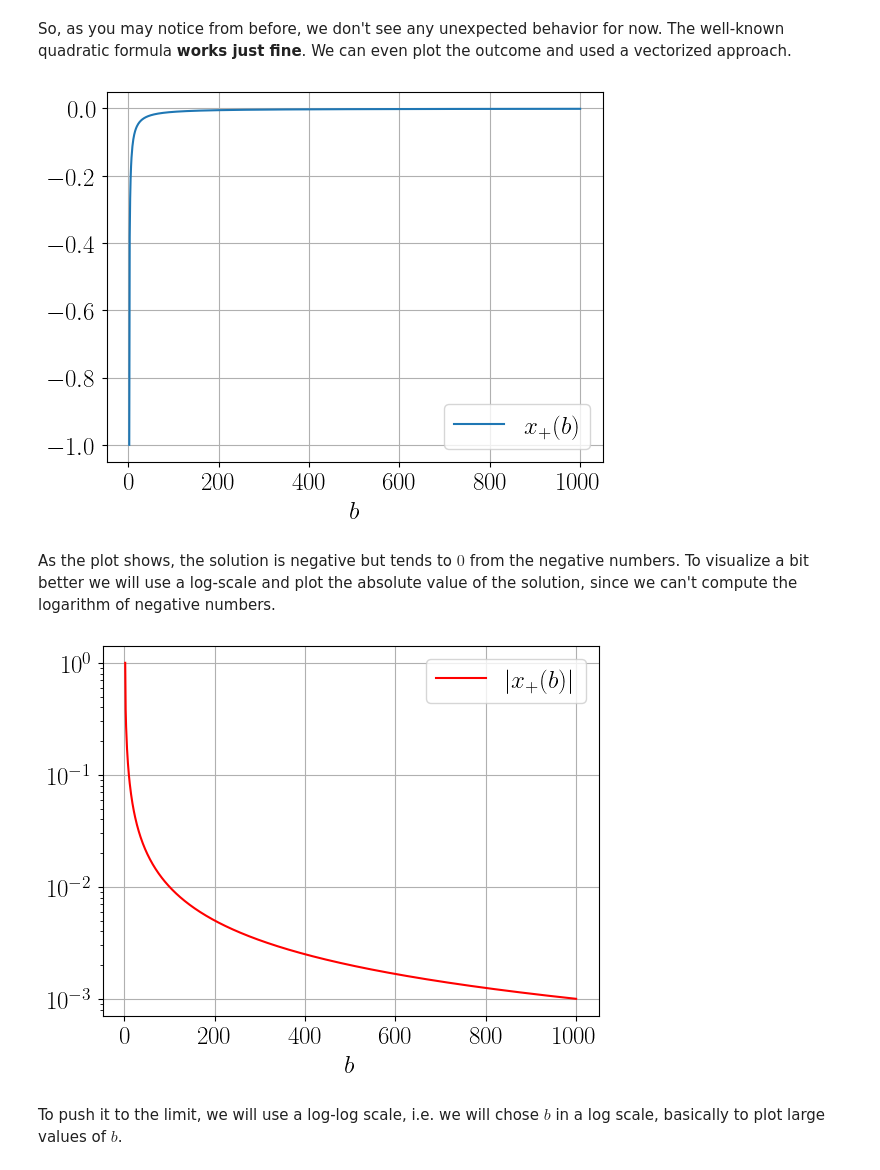
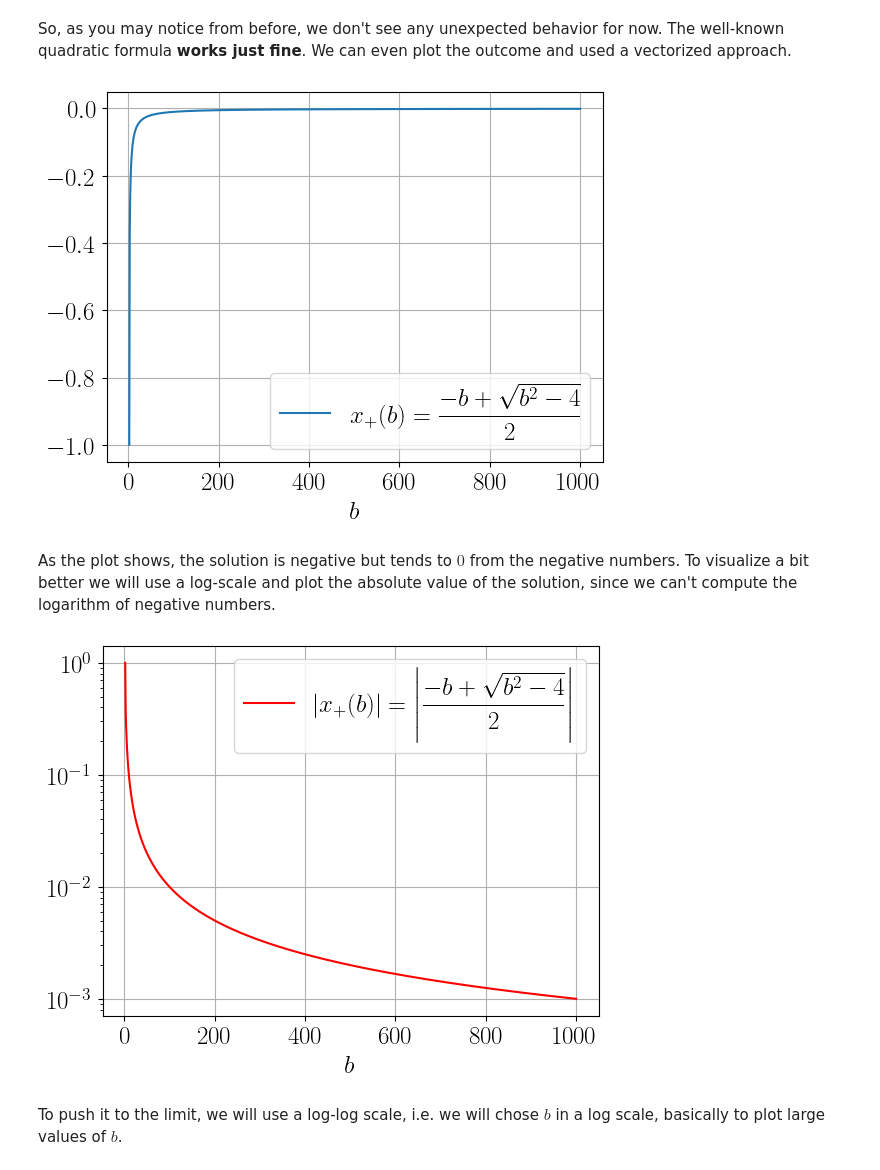
Before and after one commit to tclaudioe/Scientific-Computing-V3, a Jupyter notebook: Bonus - current/Bonus - 02 - Quadratic formula.ipynb, the cells around one changed output. Cells and saved outputs as stored; diff of their text form; code cells hidden in the pictures.

```diff
--- a/Bonus - current/Bonus - 02 - Quadratic formula.ipynb
+++ b/Bonus - current/Bonus - 02 - Quadratic formula.ipynb
@@ -153,26 +223,26 @@ We can even plot the outcome and used a vectorized approach.
 # %%
 b = np.linspace(2,1000,1000) # Just using a higher resolution for plotting
 plt.figure()
-plt.plot(b,x_pos(b),'-',label='$x_{+}(b)$')
+plt.plot(b,x_pos(b),'-',label=r'$x_{+}(b)=\displaystyle{\frac{-b+\sqrt{b^2-4}}{2}}$')
 plt.grid(True)
 plt.xlabel('$b$')
 plt.legend(loc='best')
 plt.show()
 # %% [output]
-[figure, old version]
+[figure, new version]
 # %% [markdown]
 As the plot shows, the solution is negative but tends to $0$ from the negative numbers.
 To visualize a bit better we will use a log-scale and plot the absolute value of the solution, since we can't compute the logarithm of negative numbers.
 # %%
 b = np.linspace(2,1000,1000) # Just using a higher resolution for plotting
 plt.figure()
-plt.semilogy(b,np.abs(x_pos(b)),'r-',label='$|x_{+}(b)|$')
+plt.semilogy(b,np.abs(x_pos(b)),'r-',label=r'$|x_{+}(b)|=\left|\displaystyle\frac{-b+\sqrt{b^2-4}}{2}\right|$')
 plt.grid(True)
 plt.xlabel('$b$')
 plt.legend(loc='best')
 plt.show()
 # %% [output]
-[figure, old version]
+[figure, new version]
 # %% [markdown]
 To push it to the limit, we will use a log-log scale, i.e. we will chose $b$ in a log scale, basically to plot large values of $b$.
 # %%
```
Also changed, not shown: parts of 19 cells of this notebook.
